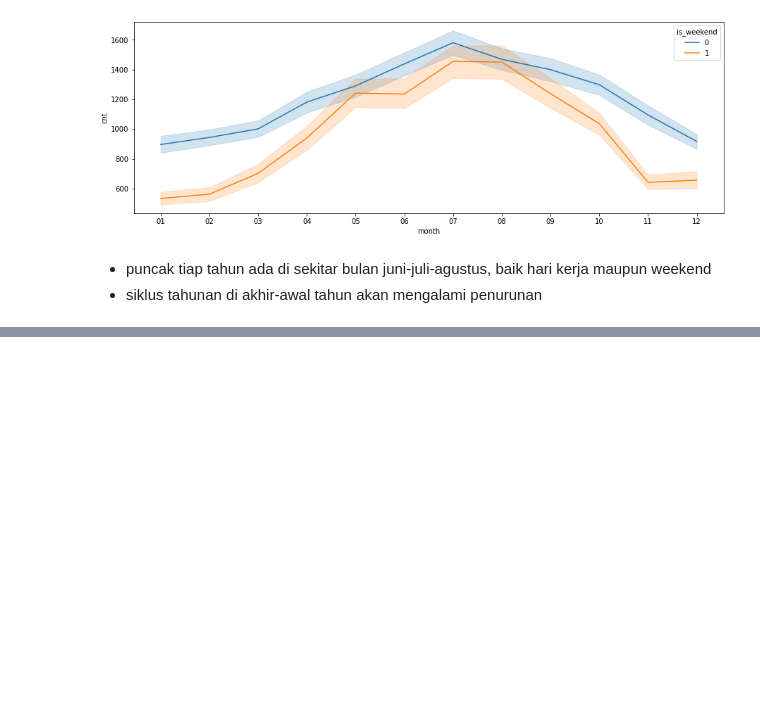
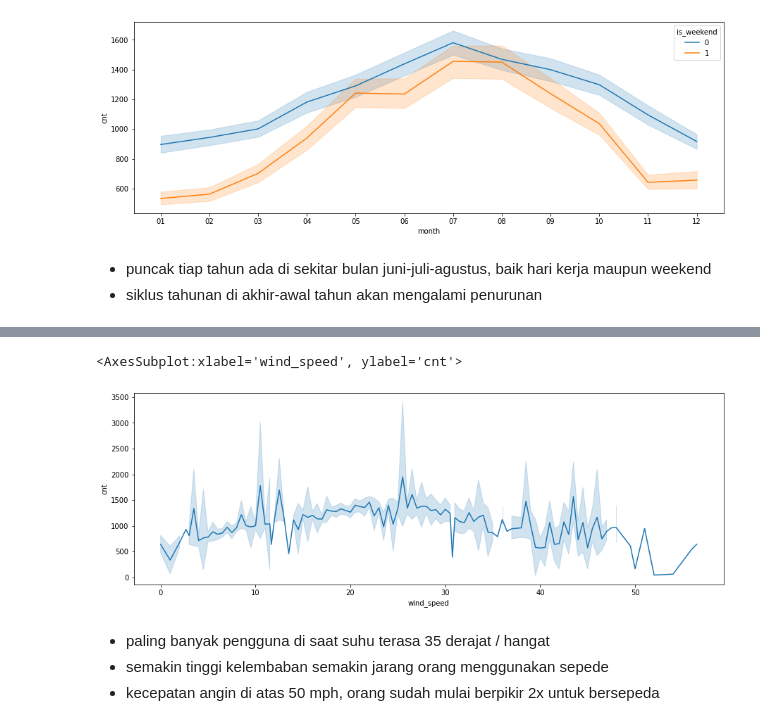
Before and after one commit to royandhika/london_bike_share, a Jupyter notebook: bike_share.ipynb, the cells around one changed output, grey strips where cells are left out. Saved outputs shown, nothing was run; the diff lists cells and outputs as text; code cells hidden in the pictures; blank space fills up the shorter version.

```diff
--- a/bike_share.ipynb
+++ b/bike_share.ipynb
@@ -219,0 +243,11 @@ sns.lineplot(x='month', y='cnt', data = data, hue='is_weekend');
+# %%
+plt.figure(figsize=(15,5))
+
+sns.lineplot(x='wind_speed', y='cnt', data = data)
+# %% [output]
+<AxesSubplot:xlabel='wind_speed', ylabel='cnt'>
+[figure, added]
+# %% [markdown]
+- paling banyak pengguna di saat suhu terasa 35 derajat / hangat
+- semakin tinggi kelembaban semakin jarang orang menggunakan sepede
+- kecepatan angin di atas 50 mph, orang sudah mulai berpikir 2x untuk bersepeda
```
Also changed, not shown: parts of 9 cells of this notebook.
